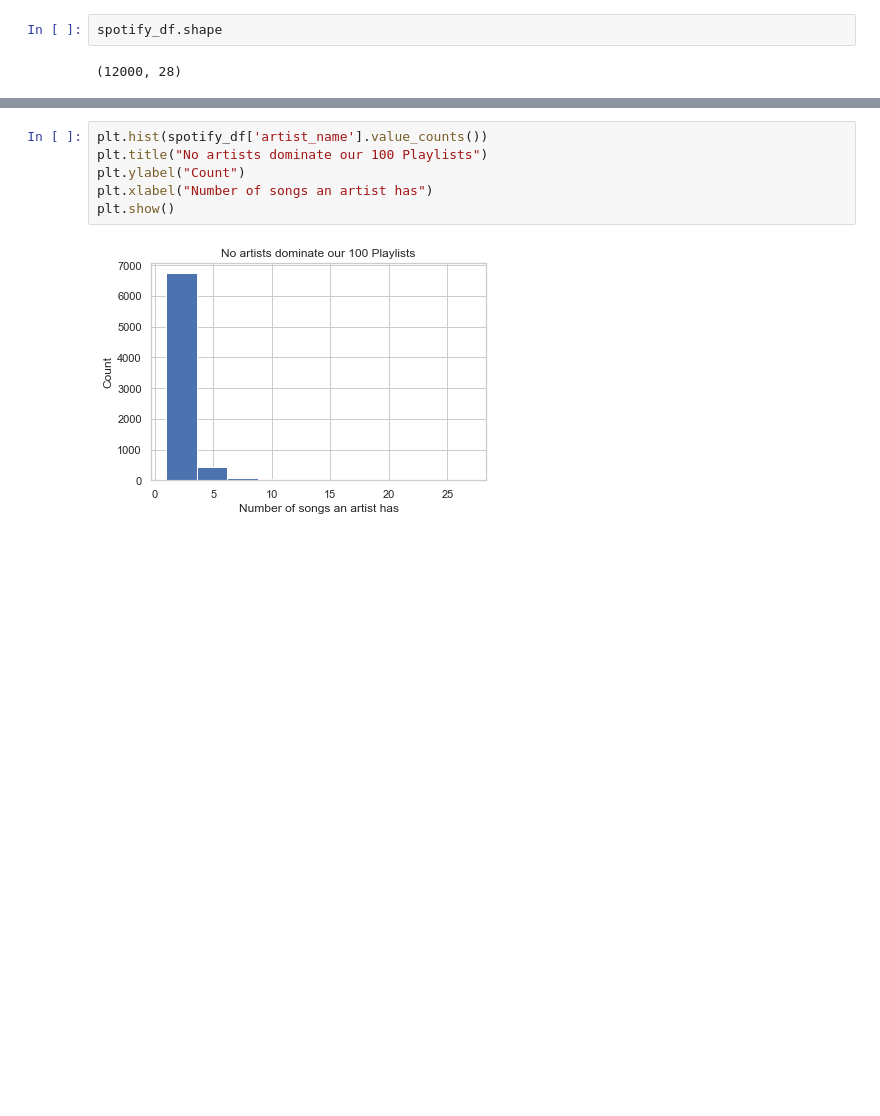
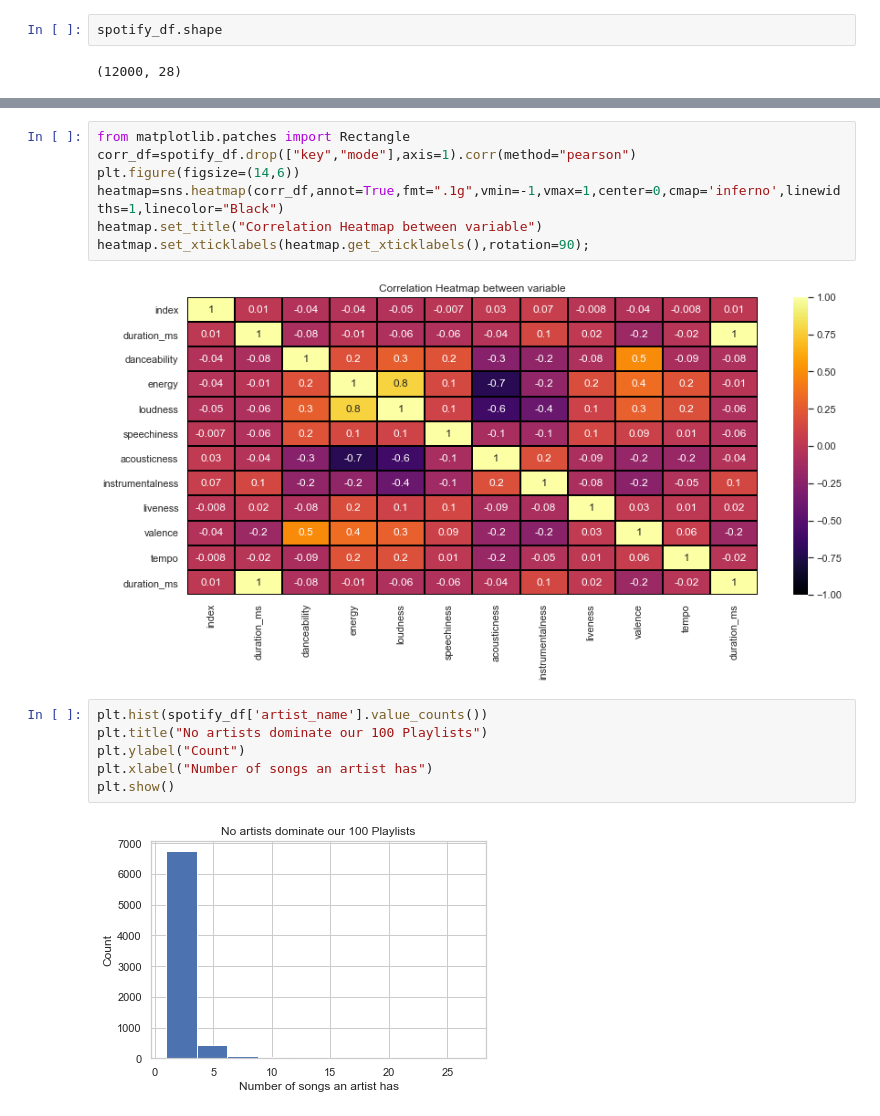
Before and after one commit to sumed-h/SpotifySongRecAudFeatures, a Jupyter notebook: Notebooks/jan13.ipynb, the cells around one changed output, grey strips where cells are left out. Drawn from its saved outputs; the diff is of its cells as text; blank space fills up the shorter version.

```diff
--- a/Notebooks/jan13.ipynb
+++ b/Notebooks/jan13.ipynb
@@ -678,3 +953,12 @@ ax.add_patch(Rectangle((4, 2), 1, 1, fill=False, edgecolor='red', lw=3));
+# %%
+from matplotlib.patches import Rectangle
+corr_df=spotify_df.drop(["key","mode"],axis=1).corr(method="pearson")
+plt.figure(figsize=(14,6))
+heatmap=sns.heatmap(corr_df,annot=True,fmt=".1g",vmin=-1,vmax=1,center=0,cmap='inferno',linewidths=1,linecolor="Black")
+heatmap.set_title("Correlation Heatmap between variable")
+heatmap.set_xticklabels(heatmap.get_xticklabels(),rotation=90);
+# %% [output]
+[figure, added]
 # %%
 plt.hist(spotify_df['artist_name'].value_counts())
 plt.title("No artists dominate our 100 Playlists")
```
Also changed, not shown: parts of 40 cells of this notebook.
